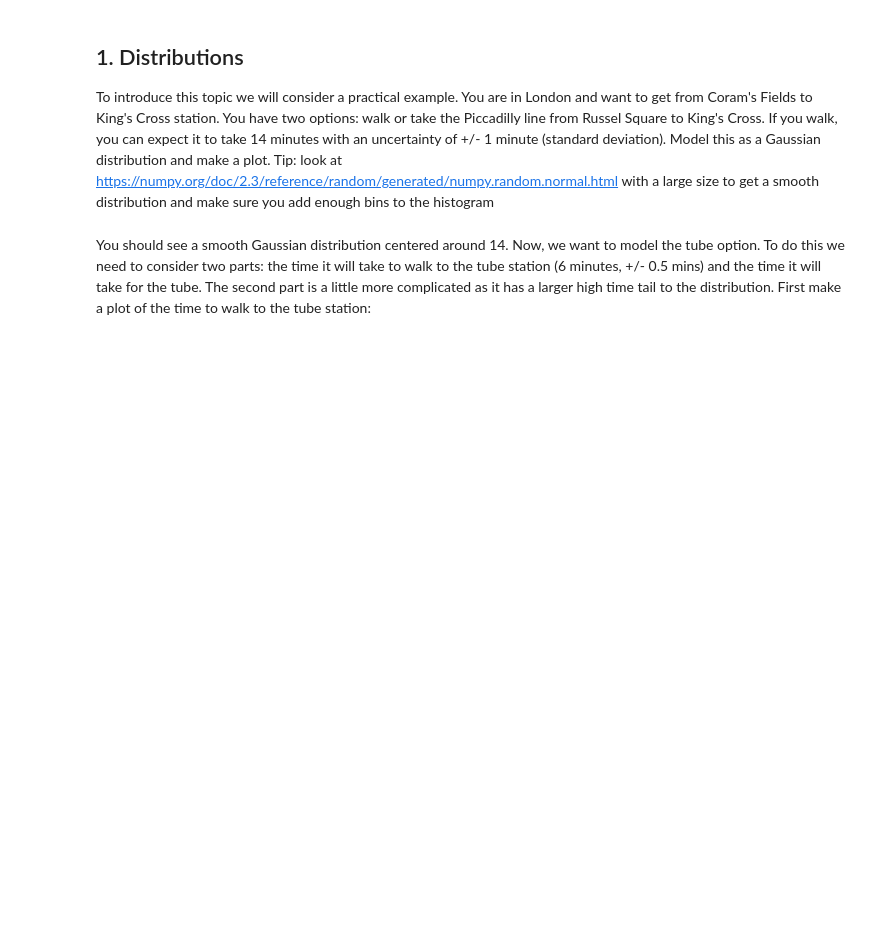
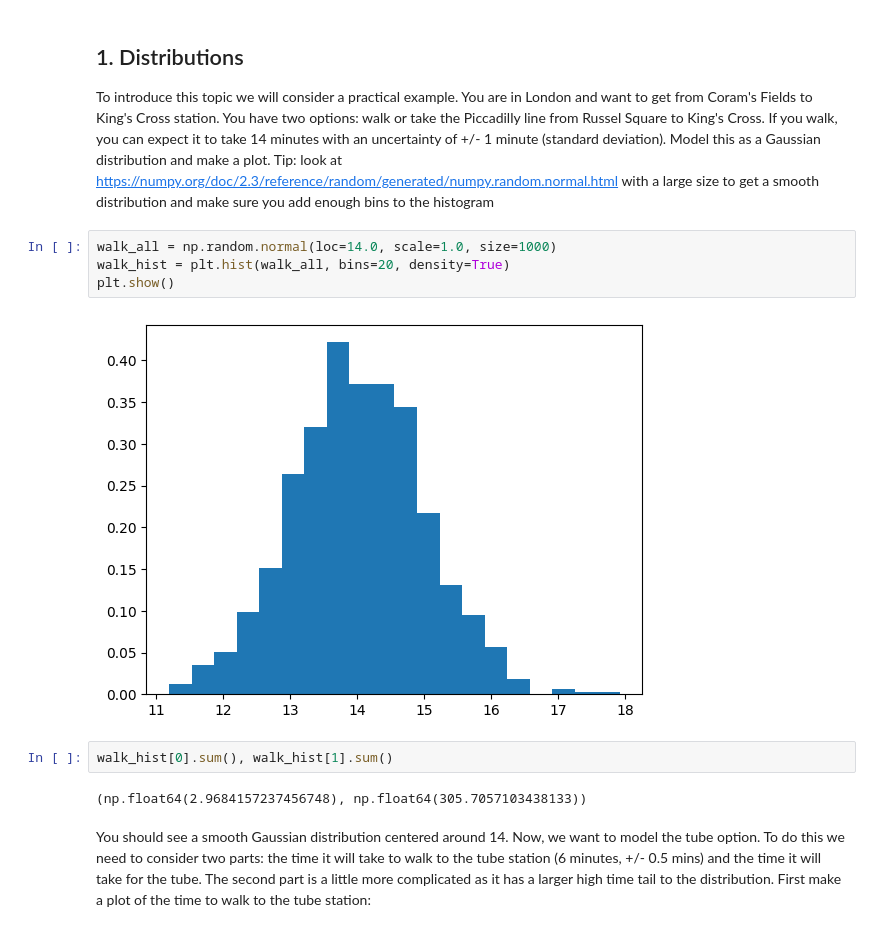
Before and after one commit to abbeywaldron/research_methods_2025, a Jupyter notebook: stats.ipynb, the cells around one changed output. Cells and saved outputs as stored; diff of their text form; blank space fills up the shorter version.

```diff
--- a/stats.ipynb
+++ b/stats.ipynb
@@ -8,5 +8,15 @@ import matplotlib.pyplot as plt
 # %% [markdown]
 ## 1.  Distributions
 To introduce this topic we will consider a practical example.  You are in London and want to get from Coram's Fields to King's Cross station.  You have two options: walk or take the Piccadilly line from Russel Square to King's Cross.  If you walk, you can expect it to take 14 minutes with an uncertainty of +/- 1 minute (standard deviation).  Model this as a Gaussian distribution and make a plot.  Tip: look at https://numpy.org/doc/2.3/reference/random/generated/numpy.random.normal.html with a large size to get a smooth distribution and make sure you add enough bins to the histogram
+# %%
+walk_all = np.random.normal(loc=14.0, scale=1.0, size=1000)
+walk_hist = plt.hist(walk_all, bins=20, density=True)
+plt.show()
+# %% [output]
+[figure, added]
+# %%
+walk_hist[0].sum(), walk_hist[1].sum()
+# %% [output]
+(np.float64(2.9684157237456748), np.float64(305.7057103438133))
 # %% [markdown]
 You should see a smooth Gaussian distribution centered around 14.  Now, we want to model the tube option.  To do this we need to consider two parts: the time it will take to walk to the tube station (6 minutes, +/- 0.5 mins) and the time it will take for the tube.  The second part is a little more complicated as it has a larger high time tail to the distribution.  First make a plot of the time to walk to the tube station:
```
Also changed, not shown: parts of 21 cells of this notebook.
